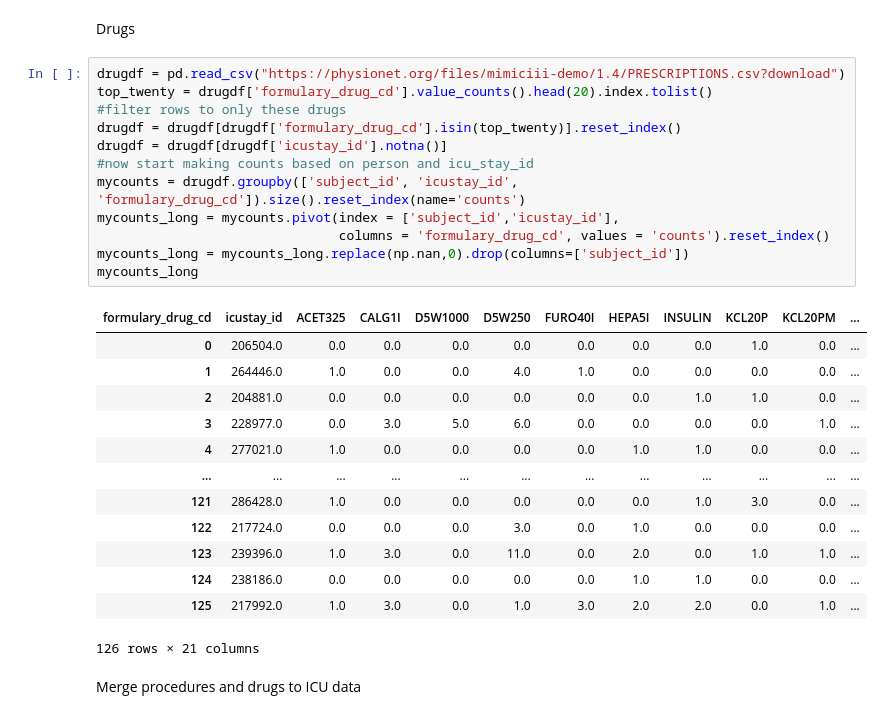
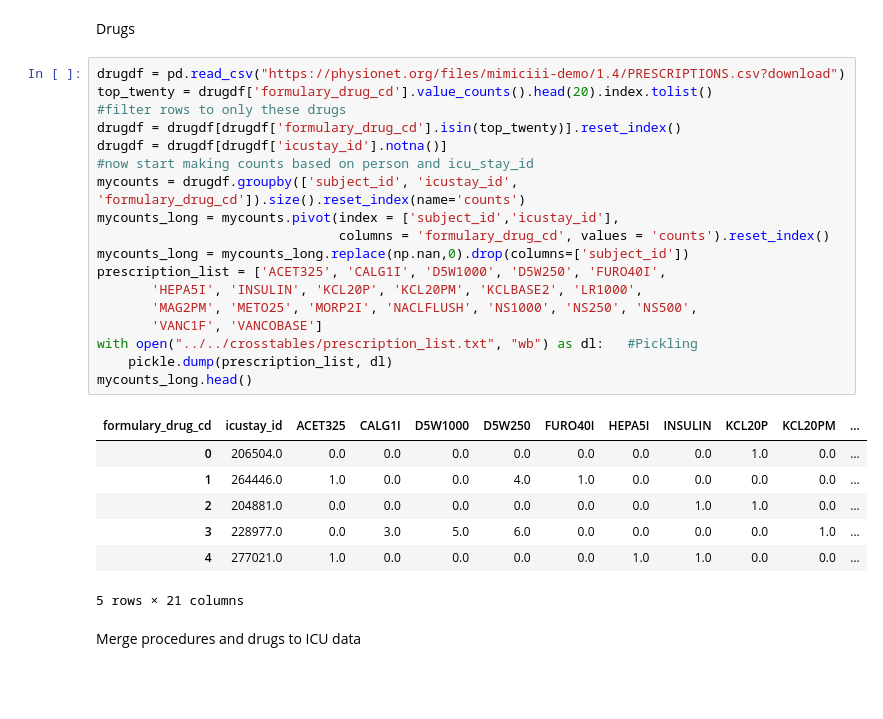
Before and after one commit to delashu/BIOS823_Project, a Jupyter notebook: scripts/feature_engineering/fe_01.ipynb, the cells around one changed output. Cells and saved outputs as stored; diff of their text form; blank space fills up the shorter version.

Commit message:
crosstable adds

```diff
--- a/scripts/feature_engineering/fe_01.ipynb
+++ b/scripts/feature_engineering/fe_01.ipynb
@@ -67,29 +75,29 @@ Drugs
 # %%
 drugdf = pd.read_csv("https://physionet.org/files/mimiciii-demo/1.4/PRESCRIPTIONS.csv?download")
 top_twenty = drugdf['formulary_drug_cd'].value_counts().head(20).index.tolist()
 #filter rows to only these drugs
 drugdf = drugdf[drugdf['formulary_drug_cd'].isin(top_twenty)].reset_index()
 drugdf = drugdf[drugdf['icustay_id'].notna()]
 #now start making counts based on person and icu_stay_id
 mycounts = drugdf.groupby(['subject_id', 'icustay_id', 'formulary_drug_cd']).size().reset_index(name='counts')
 mycounts_long = mycounts.pivot(index = ['subject_id','icustay_id'],
                                columns = 'formulary_drug_cd', values = 'counts').reset_index()
 mycounts_long = mycounts_long.replace(np.nan,0).drop(columns=['subject_id'])
-mycounts_long
+prescription_list = ['ACET325', 'CALG1I', 'D5W1000', 'D5W250', 'FURO40I',
+       'HEPA5I', 'INSULIN', 'KCL20P', 'KCL20PM', 'KCLBASE2', 'LR1000',
+       'MAG2PM', 'METO25', 'MORP2I', 'NACLFLUSH', 'NS1000', 'NS250', 'NS500',
+       'VANC1F', 'VANCOBASE']
+with open("../../crosstables/prescription_list.txt", "wb") as dl:   #Pickling
+    pickle.dump(prescription_list, dl)
+mycounts_long.head()
 # %% [output]
 | formulary_drug_cd | icustay_id | ACET325 | CALG1I | D5W1000 | D5W250 | FURO40I | HEPA5I | INSULIN | KCL20P | KCL20PM | ... |
 | 0 | 206504.0 | 0.0 | 0.0 | 0.0 | 0.0 | 0.0 | 0.0 | 0.0 | 1.0 | 0.0 | ... |
 | 1 | 264446.0 | 1.0 | 0.0 | 0.0 | 4.0 | 1.0 | 0.0 | 0.0 | 0.0 | 0.0 | ... |
 | 2 | 204881.0 | 0.0 | 0.0 | 0.0 | 0.0 | 0.0 | 0.0 | 1.0 | 1.0 | 0.0 | ... |
 | 3 | 228977.0 | 0.0 | 3.0 | 5.0 | 6.0 | 0.0 | 0.0 | 0.0 | 0.0 | 1.0 | ... |
 | 4 | 277021.0 | 1.0 | 0.0 | 0.0 | 0.0 | 0.0 | 1.0 | 1.0 | 0.0 | 0.0 | ... |
-| ... | ... | ... | ... | ... | ... | ... | ... | ... | ... | ... | ... |
-| 121 | 286428.0 | 1.0 | 0.0 | 0.0 | 0.0 | 0.0 | 0.0 | 1.0 | 3.0 | 0.0 | ... |
-| 122 | 217724.0 | 0.0 | 0.0 | 0.0 | 3.0 | 0.0 | 1.0 | 0.0 | 0.0 | 0.0 | ... |
-| 123 | 239396.0 | 1.0 | 3.0 | 0.0 | 11.0 | 0.0 | 2.0 | 0.0 | 1.0 | 1.0 | ... |
-| 124 | 238186.0 | 0.0 | 0.0 | 0.0 | 0.0 | 0.0 | 1.0 | 1.0 | 0.0 | 0.0 | ... |
-| 125 | 217992.0 | 1.0 | 3.0 | 0.0 | 1.0 | 3.0 | 2.0 | 2.0 | 0.0 | 1.0 | ... |
-126 rows × 21 columns
+5 rows × 21 columns
 # %% [markdown]
 Merge procedures and drugs to ICU data
 # %%
```
Also changed, not shown: parts of 2 cells of this notebook, 2 other files.
